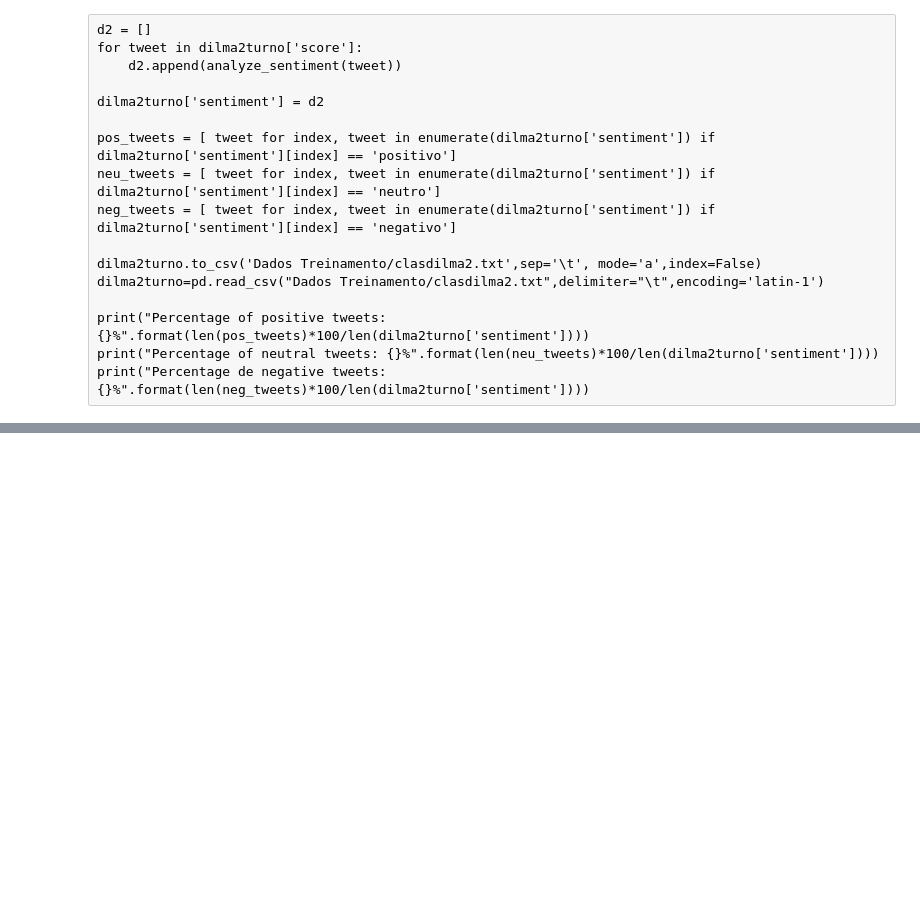
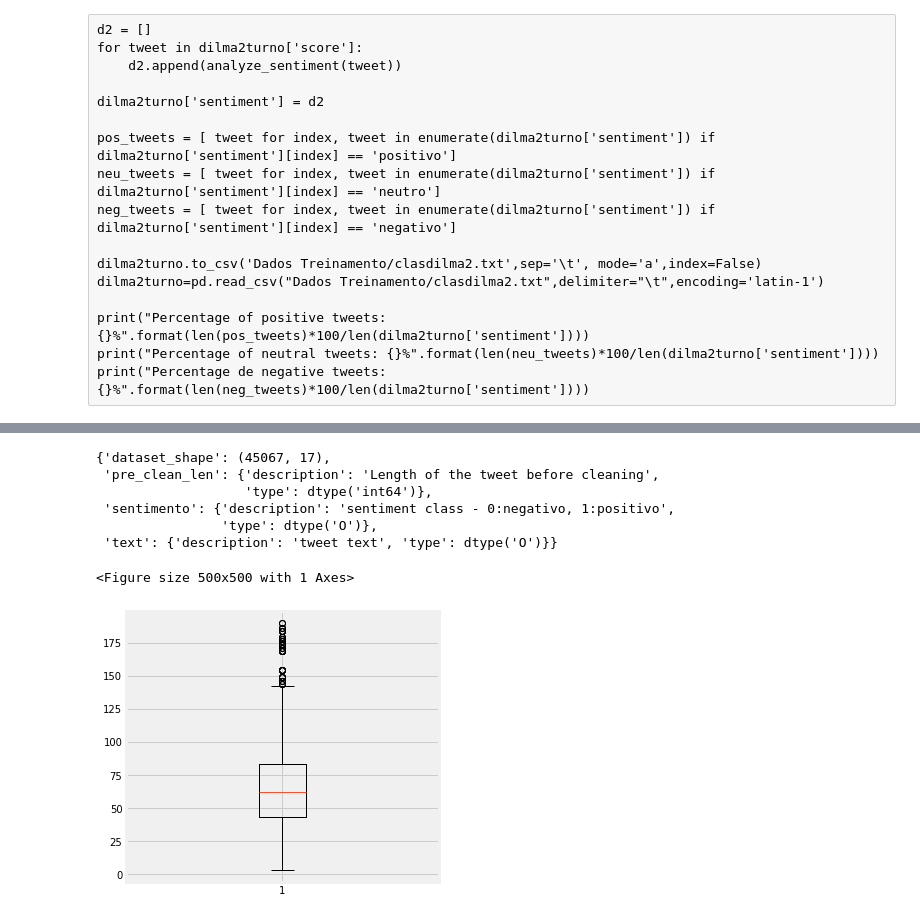
Before and after one commit to brunojus/Analise-de-sentimentos-Twitter, a Jupyter notebook: Notebooks/Classificacao Dados/Classificação dos Dados Finais.ipynb, the cells around one changed output, grey strips where cells are left out. Drawn from its saved outputs; the diff is of its cells as text; code cells hidden in the pictures; blank space fills up the shorter version.

```diff
--- a/Notebooks/Classificacao Dados/Classificação dos Dados Finais.ipynb
+++ b/Notebooks/Classificacao Dados/Classificação dos Dados Finais.ipynb
@@ -4,7 +4,7 @@ import pandas as pd
 import numpy as np
 from decimal import Decimal
 # %%
-dilma1turno1=pd.read_csv("/home/bruno/Documents/artigo/R/Dilma_oplexiconLimpo.txt",delimiter="\t",encoding='latin-1')
+df=pd.read_csv("/home/bruno/Documents/artigo/R/Dilma_oplexiconLimpo.txt",delimiter="\t",encoding='latin-1')
 # %%
 dilma1turno = dilma1turno[dilma1turno['text'].notnull()]
 # %%
@@ -174,3 +174,5 @@ neg_tweets = [ tweet for index, tweet in enumerate(aecio2turno['sentiment']) if
 print("Percentage of positive tweets: {}%".format(len(pos_tweets)*100/len(aecio2turno['sentiment'])))
 print("Percentage of neutral tweets: {}%".format(len(neu_tweets)*100/len(aecio2turno['sentiment'])))
 print("Percentage de negative tweets: {}%".format(len(neg_tweets)*100/len(aecio2turno['sentiment'])))
+# %%
+df['pre_clean_len'] = [len(t) for t in df.text]
@@ -176,0 +218,25 @@ print("Percentage de negative tweets: {}%".format(len(neg_tweets)*100/len(aecio2
+# %%
+pprint(data_dict)
+# %% [output]
+{'dataset_shape': (45067, 17),
+ 'pre_clean_len': {'description': 'Length of the tweet before cleaning',
+                   'type': dtype('int64')},
+ 'sentimento': {'description': 'sentiment class - 0:negativo, 1:positivo',
+                'type': dtype('O')},
+ 'text': {'description': 'tweet text', 'type': dtype('O')}}
+# %%
+import matplotlib.pyplot as plt
+plt.style.use('fivethirtyeight')
+
+fig, ax = plt.subplots(figsize=(5, 5))
+plt.boxplot(df.pre_clean_len)
+plt.show()
+# %% [output]
+<Figure size 500x500 with 1 Axes>
+# %%
+
+fig, ax = plt.subplots(figsize=(5, 5))
+plt.boxplot(df.pre_clean_len)
+plt.show()
+# %% [output]
+[figure, added]
```
Also changed, not shown: parts of 2 cells of this notebook, 13 other files.
